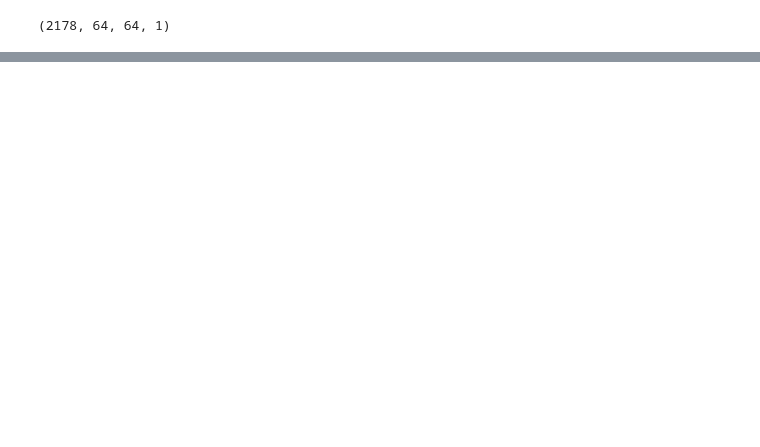
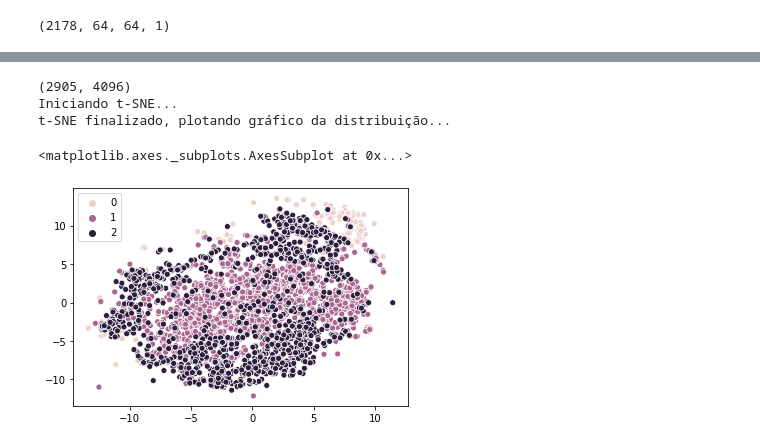
Before and after one commit to reinaldoasf/COVID-19, a Jupyter notebook: Reinaldo_Separador_Train_Test_das_imagens.ipynb, the cells around one changed output, grey strips where cells are left out. Cells and saved outputs as stored; diff of their text form; code cells hidden in the pictures; blank space fills up the shorter version.

```diff
--- a/Reinaldo_Separador_Train_Test_das_imagens.ipynb
+++ b/Reinaldo_Separador_Train_Test_das_imagens.ipynb
@@ -197,0 +203,16 @@ plt.show()
+# %%
+from sklearn.manifold import TSNE
+tsne = TSNE(perplexity=50, n_iter=300, n_iter_without_progress=100)
+
+x_flattened = np.array(list(map(lambda x: x.flatten(), data)))
+print(x_flattened.shape)
+print("Iniciando t-SNE...")
+x_embedded = tsne.fit_transform(x_flattened)
+print("t-SNE finalizado, plotando gráfico da distribuição...")
+sns.scatterplot(x_embedded[:, 0], x_embedded[:, 1], hue=labels, )
+# %% [output]
+(2905, 4096)
+Iniciando t-SNE...
+t-SNE finalizado, plotando gráfico da distribuição...
+<matplotlib.axes._subplots.AxesSubplot at 0x...>
+[figure, added]
```
Also changed, not shown: parts of 9 cells of this notebook.
